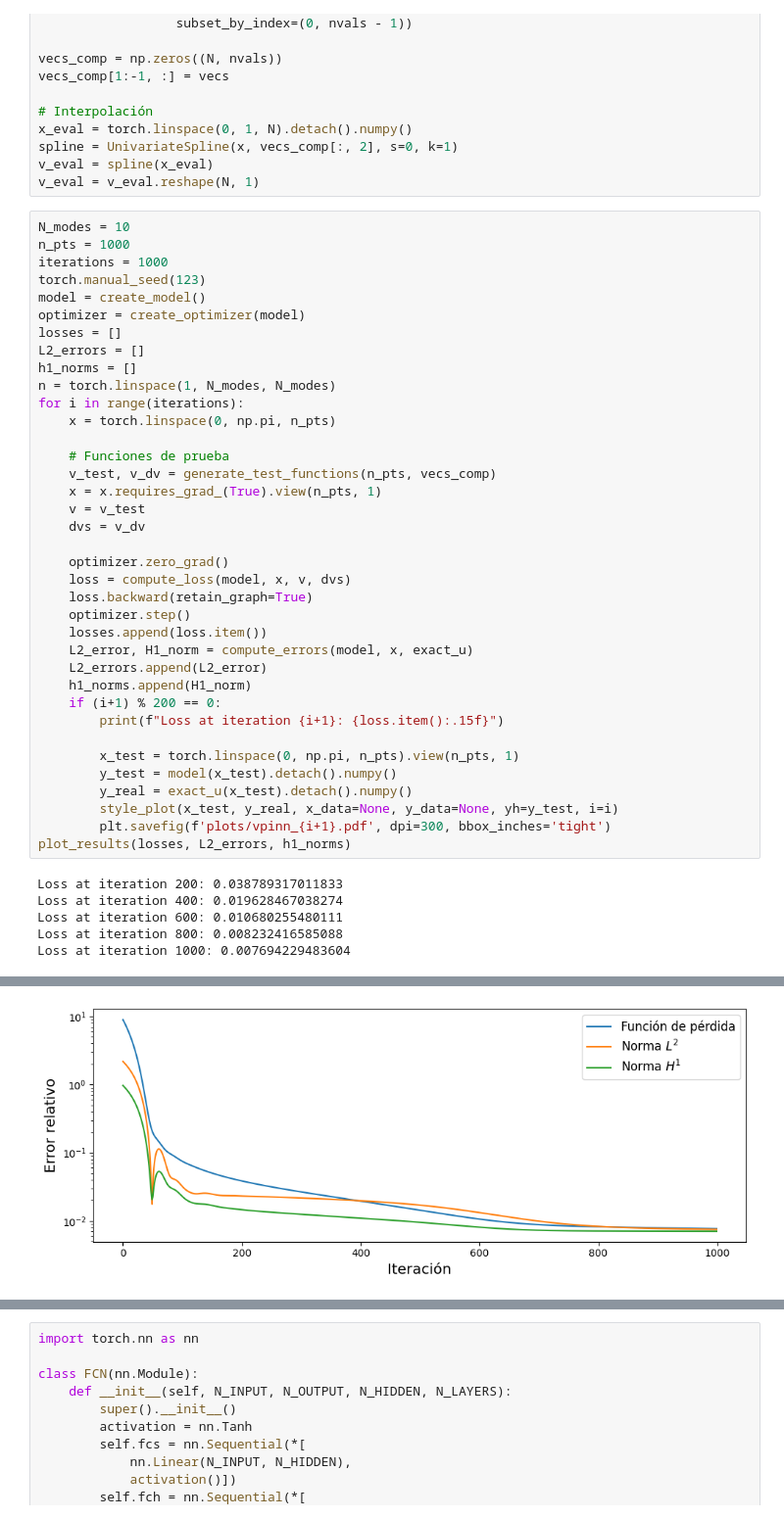
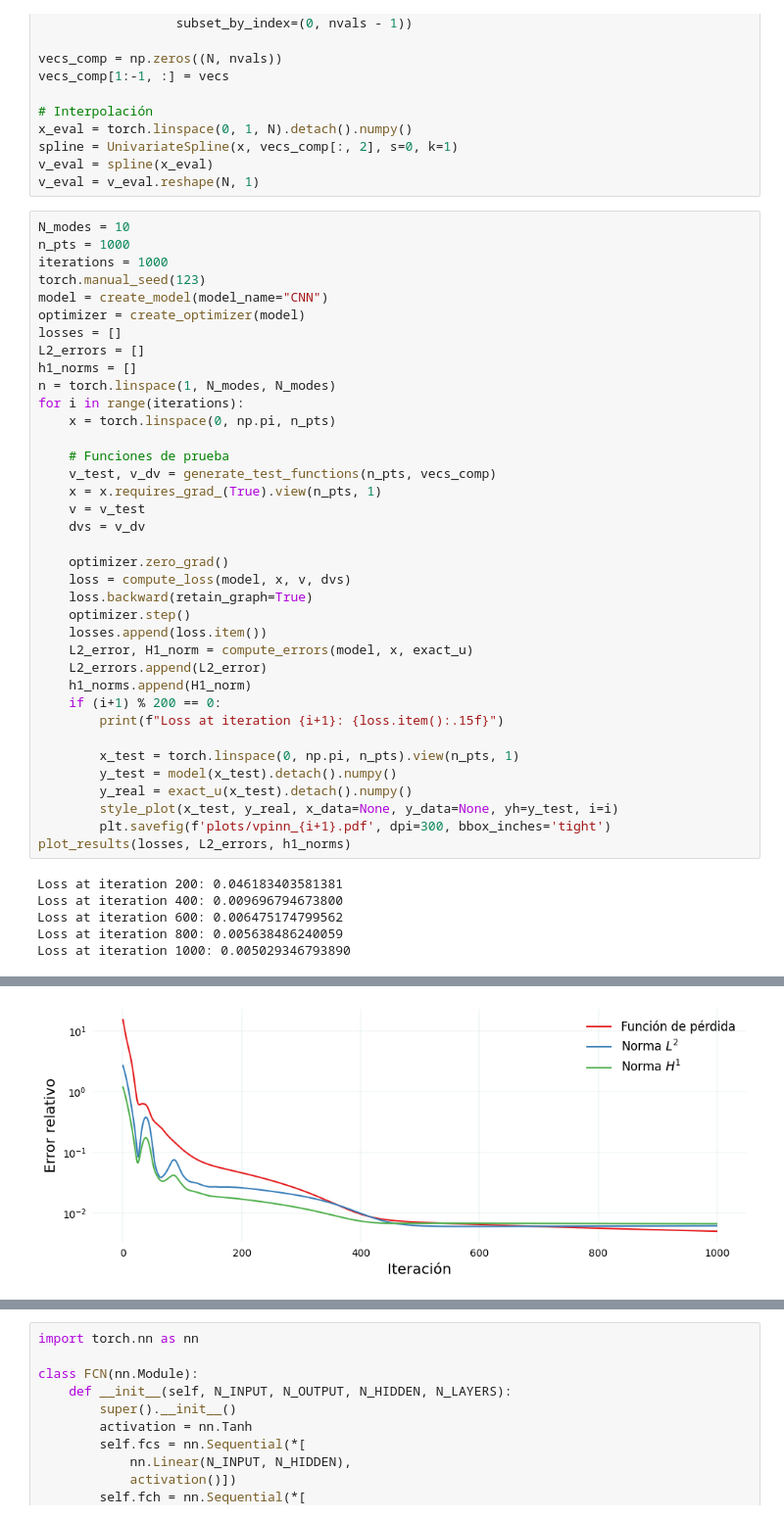
Before and after one commit to jpaguilarc99/PIML-EDP, a Jupyter notebook: vpinn/vpinn_lib/main_vpinns.ipynb, the cells around one changed output, grey strips where cells are left out. Shown at 98% size. Cells and saved outputs as stored; diff of their text form.

```diff
--- a/vpinn/vpinn_lib/main_vpinns.ipynb
+++ b/vpinn/vpinn_lib/main_vpinns.ipynb
@@ -38,7 +38,7 @@ N_modes = 10
 n_pts = 1000
 iterations = 1000
 torch.manual_seed(123)
-model = create_model()
+model = create_model(model_name="CNN")
 optimizer = create_optimizer(model)
 losses = []
 L2_errors = []
@@ -71,8 +71,8 @@ for i in range(iterations):
         plt.savefig(f'plots/vpinn_{i+1}.pdf', dpi=300, bbox_inches='tight')
 plot_results(losses, L2_errors, h1_norms)
 # %% [output]
-Loss at iteration 200: 0.038789317011833
-Loss at iteration 400: 0.019628467038274
-Loss at iteration 600: 0.010680255480111
-Loss at iteration 800: 0.008232416585088
-Loss at iteration 1000: 0.007694229483604
+Loss at iteration 200: 0.046183403581381
+Loss at iteration 400: 0.009696794673800
+Loss at iteration 600: 0.006475174799562
+Loss at iteration 800: 0.005638486240059
+Loss at iteration 1000: 0.005029346793890
@@ -84 +84 @@ Loss at iteration 1000: 0.007694229483604
-[figure, old version]
+[figure, new version]
```
Also changed, not shown: parts of 14 cells of this notebook, 6 other files.
